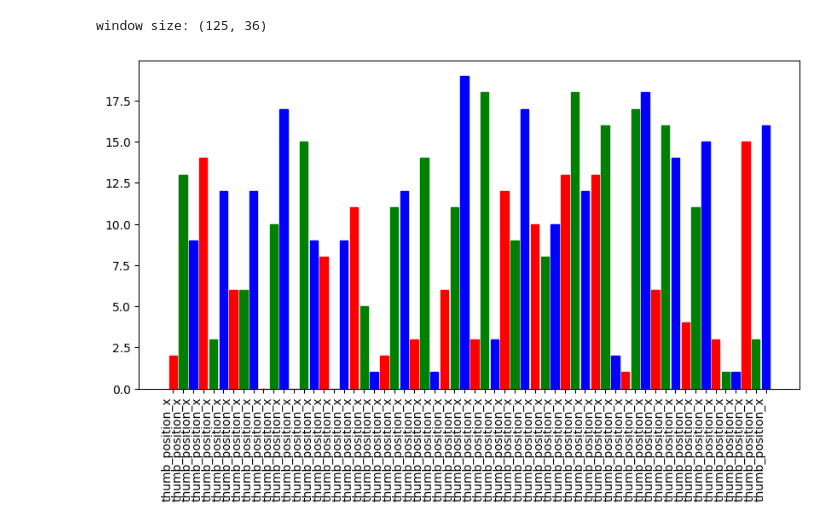
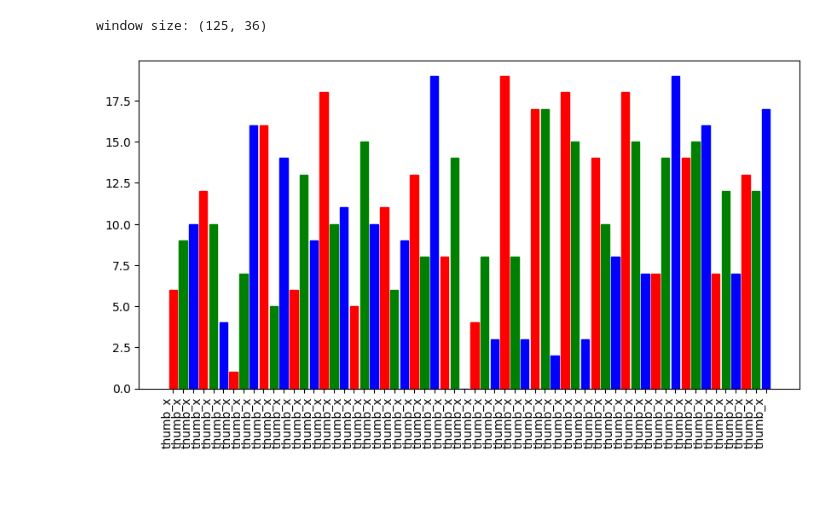
Before and after one commit to rufaelfekadu/finger_pose_estimation, a Jupyter notebook: notebooks/test.ipynb, the cells around one changed output. Saved outputs shown, nothing was run; the diff lists cells and outputs as text; code cells hidden in the pictures; blank space fills up the shorter version.

```diff
--- a/notebooks/test.ipynb
+++ b/notebooks/test.ipynb
@@ -254,24 +254,26 @@ window size: (125, 36)
 # %%
 
 import matplotlib.pyplot as plt
 import numpy as np
 import os
 
 def plot(dir=None):
     label_names = ['thumb_position_x']*60
+    label_names = [name.replace('_position', '') for name in label_names]
+    label_names = [name.replace('_rotation', '') for name in label_names]
     to_plot = np.random.randint(0, 20, size=len(label_names))
 
     plt.figure(figsize=(10, 5))
     plt.xticks(np.arange(len(label_names)), label_names)
     # rotate axis labels
     plt.setp(plt.gca().get_xticklabels(), rotation=90, horizontalalignment='right')
     bar = plt.bar(np.arange(len(label_names)), to_plot , align='center', )
     for i in range(0, len(label_names), 3):
         bar[i].set_color('r')
         bar[i+1].set_color('g')
         bar[i+2].set_color('b')
     # set plot size
     plt.savefig(os.path.join(dir,'losses.png'), bbox_inches='tight')
 plot('.')
 # %% [output]
-[figure, old version]
+[figure, new version]
```
Also changed, not shown: 2 other files.
